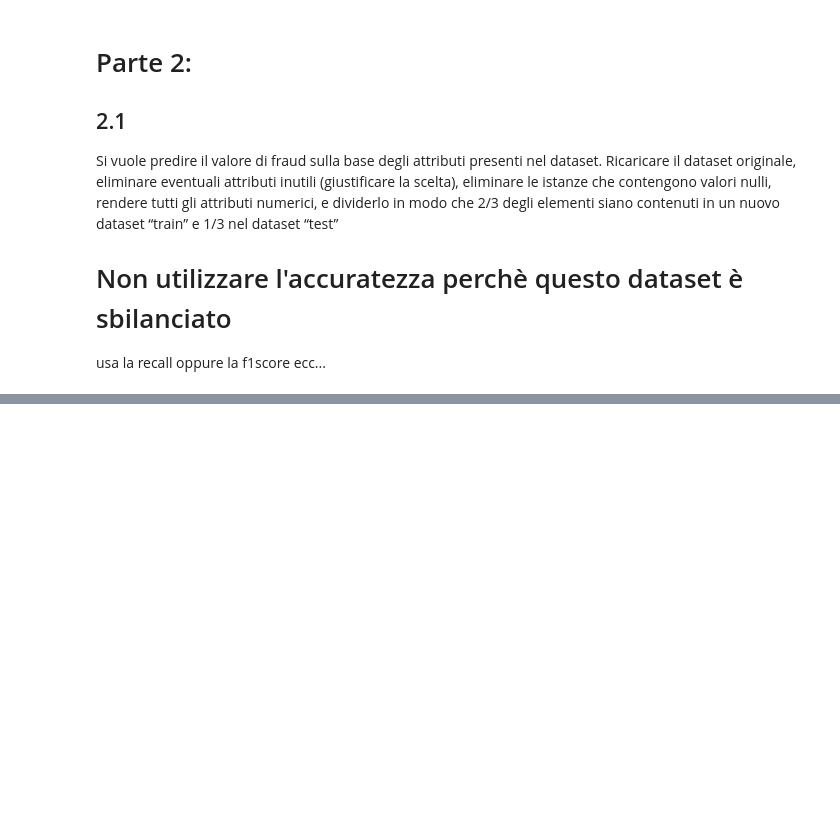
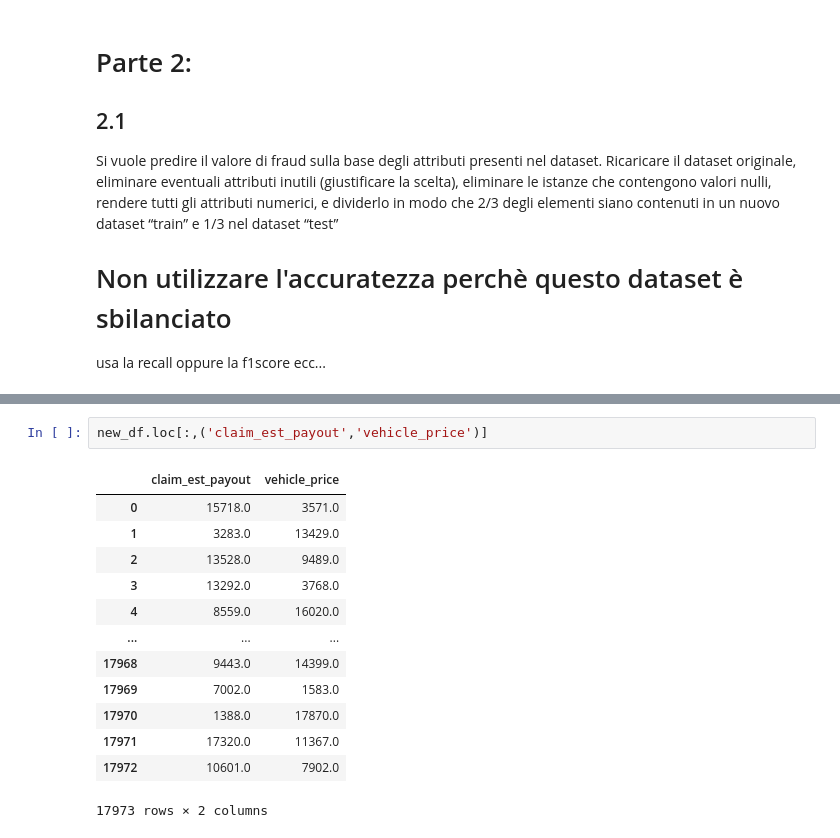
Before and after one commit to Rdm-Nico/BDTA, a Jupyter notebook: Esercitazioni/Esami/10_01_22.ipynb, the cells around one changed output, grey strips where cells are left out. Saved outputs shown, nothing was run; the diff lists cells and outputs as text; blank space fills up the shorter version.

```diff
--- a/Esercitazioni/Esami/10_01_22.ipynb
+++ b/Esercitazioni/Esami/10_01_22.ipynb
@@ -246,0 +355,16 @@ f1 score of dummy :  0.8381222853324424
+# %%
+new_df.loc[:,('claim_est_payout','vehicle_price')]
+# %% [output]
+|  | claim_est_payout | vehicle_price |
+| 0 | 15718.0 | 3571.0 |
+| 1 | 3283.0 | 13429.0 |
+| 2 | 13528.0 | 9489.0 |
+| 3 | 13292.0 | 3768.0 |
+| 4 | 8559.0 | 16020.0 |
+| ... | ... | ... |
+| 17968 | 9443.0 | 14399.0 |
+| 17969 | 7002.0 | 1583.0 |
+| 17970 | 1388.0 | 17870.0 |
+| 17971 | 17320.0 | 11367.0 |
+| 17972 | 10601.0 | 7902.0 |
+17973 rows × 2 columns
```
Also changed, not shown: parts of 26 cells of this notebook, 1 other file.
